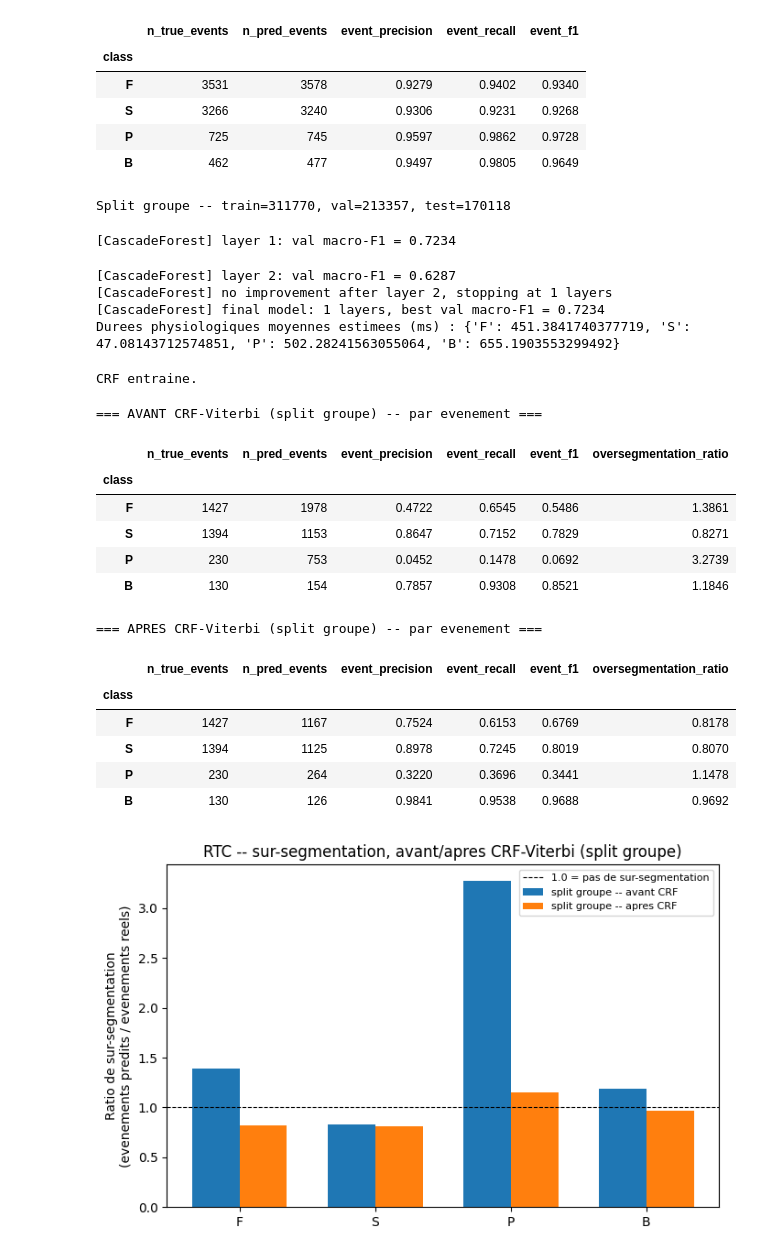
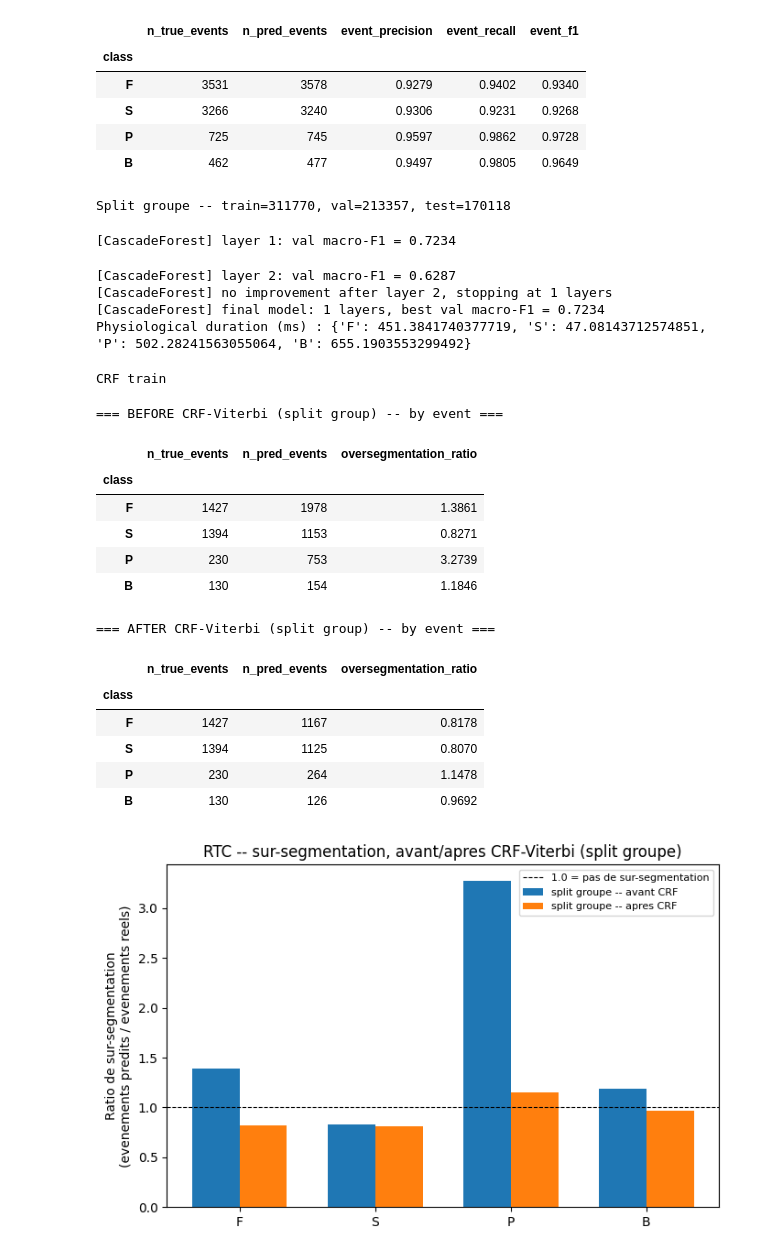
Before and after one commit to HanaeHammani/hemc-model, a Jupyter notebook: HEMC_Notebook.ipynb, the cells around one changed output. Cells and saved outputs as stored; diff of their text form; code cells hidden in the pictures.

```diff
--- a/HEMC_Notebook.ipynb
+++ b/HEMC_Notebook.ipynb
@@ -602,30 +553,31 @@ Split aleatoire -- train=556196, val=69524, test=69525
 # %%
 result_rtc = run_group_split_with_crf(
     table_rtc, X_rtc, y_rtc, feature_cols_rtc, CLASSES_4, FS_HZ_RTC,
     n_estimators=N_ESTIMATORS, max_layers=MAX_LAYERS, n_jobs=N_JOBS, random_state=RANDOM_STATE,
+    show_performance=False,
 )
 # %% [output]
 Split groupe -- train=311770, val=213357, test=170118
 [CascadeForest] layer 1: val macro-F1 = 0.7234
 [CascadeForest] layer 2: val macro-F1 = 0.6287
 [CascadeForest] no improvement after layer 2, stopping at 1 layers
 [CascadeForest] final model: 1 layers, best val macro-F1 = 0.7234
-Durees physiologiques moyennes estimees (ms) : {'F': 451.3841740377719, 'S': 47.08143712574851, 'P': 502.28241563055064, 'B': 655.1903553299492}
+Physiological duration (ms) : {'F': 451.3841740377719, 'S': 47.08143712574851, 'P': 502.28241563055064, 'B': 655.1903553299492}
-CRF entraine.
+CRF train
-=== AVANT CRF-Viterbi (split groupe) -- par evenement ===
+=== BEFORE CRF-Viterbi (split group) -- by event ===
-|  | n_true_events | n_pred_events | event_precision | event_recall | event_f1 | oversegmentation_ratio |
-| class |  |  |  |  |  |  |
-| F | 1427 | 1978 | 0.4722 | 0.6545 | 0.5486 | 1.3861 |
-| S | 1394 | 1153 | 0.8647 | 0.7152 | 0.7829 | 0.8271 |
-| P | 230 | 753 | 0.0452 | 0.1478 | 0.0692 | 3.2739 |
-| B | 130 | 154 | 0.7857 | 0.9308 | 0.8521 | 1.1846 |
+|  | n_true_events | n_pred_events | oversegmentation_ratio |
+| class |  |  |  |
+| F | 1427 | 1978 | 1.3861 |
+| S | 1394 | 1153 | 0.8271 |
+| P | 230 | 753 | 3.2739 |
+| B | 130 | 154 | 1.1846 |
-=== APRES CRF-Viterbi (split groupe) -- par evenement ===
+=== AFTER CRF-Viterbi (split group) -- by event ===
-|  | n_true_events | n_pred_events | event_precision | event_recall | event_f1 | oversegmentation_ratio |
-| class |  |  |  |  |  |  |
-| F | 1427 | 1167 | 0.7524 | 0.6153 | 0.6769 | 0.8178 |
-| S | 1394 | 1125 | 0.8978 | 0.7245 | 0.8019 | 0.8070 |
-| P | 230 | 264 | 0.3220 | 0.3696 | 0.3441 | 1.1478 |
-| B | 130 | 126 | 0.9841 | 0.9538 | 0.9688 | 0.9692 |
+|  | n_true_events | n_pred_events | oversegmentation_ratio |
+| class |  |  |  |
+| F | 1427 | 1167 | 0.8178 |
+| S | 1394 | 1125 | 0.8070 |
+| P | 230 | 264 | 1.1478 |
+| B | 130 | 126 | 0.9692 |
 # %%
 over_before_rtc, over_after_rtc = plot_oversegmentation("RTC", CLASSES_4, result_rtc)
 # %% [output]
```
Also changed, not shown: parts of 31 cells of this notebook.
